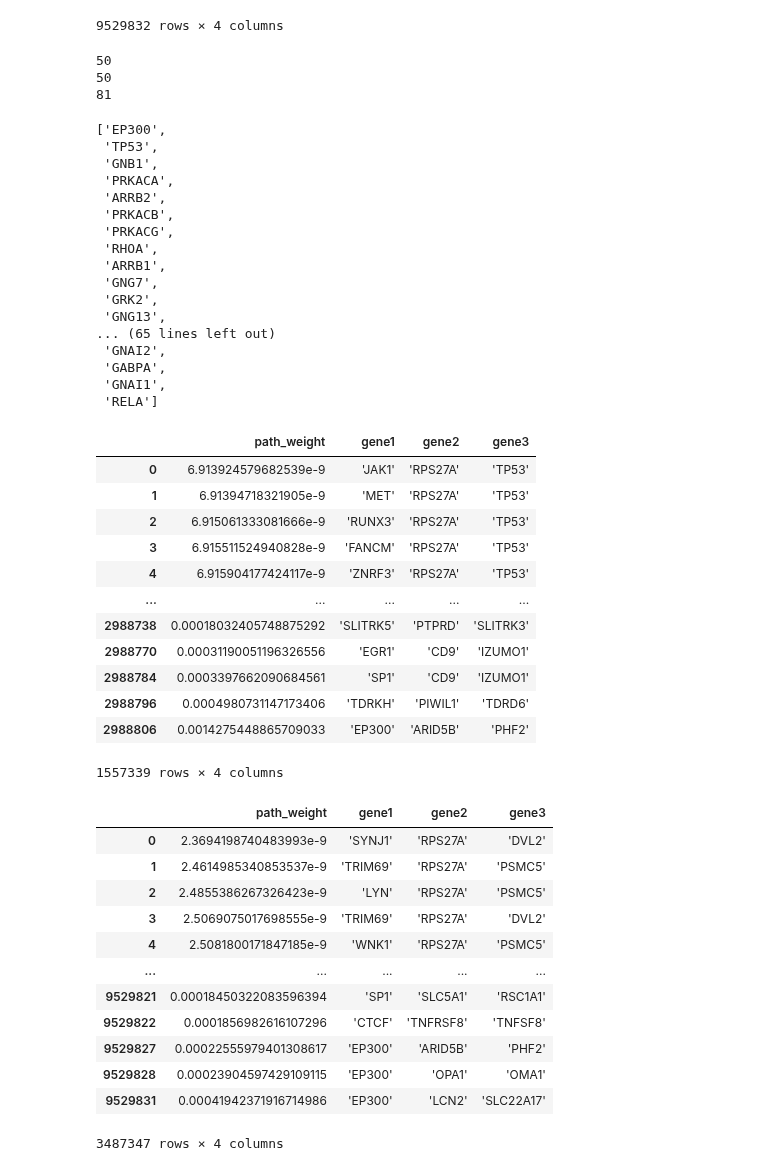
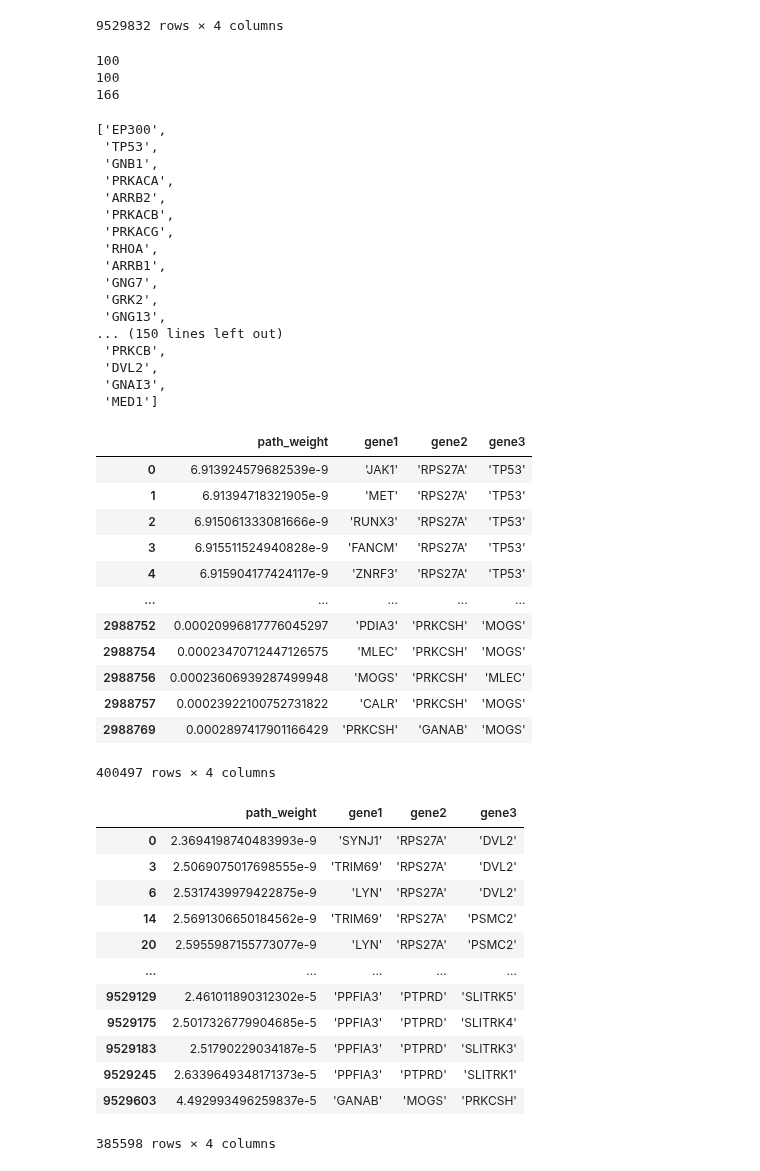
Before and after one commit to dmartmillan/OMEN, a Jupyter notebook: new_data/Probabilistic_network_aggr_vs_non_aggr.ipynb, the cells around one changed output. Cells and saved outputs as stored; diff of their text form; code cells hidden in the pictures.

```diff
--- a/new_data/Probabilistic_network_aggr_vs_non_aggr.ipynb
+++ b/new_data/Probabilistic_network_aggr_vs_non_aggr.ipynb
@@ -4,10 +6,11 @@ import pandas as pd
 # %%
 input_file_aggr = 'Weighted_paths_0.65_corrected_aggr' # this is the 'output_file_1.evaluated.filtered_0.67' file
 input_file_non_aggr = 'Weighted_paths_0.65_corrected_non_aggr'
-ranking_file_aggr = 'alpha_0.65_corrected_aggr.desc'
-ranking_file_non_aggr = 'alpha_0.65_corrected_non_aggr.desc'
-N = 50 # Only a gene that is in the top N of aggresive or non-aggresive (or both) is considered
-output_file = 'subnetwork_0.65_corrected_difference_aggr_non_aggr'+str(N)+'.js'
+ranking_file_aggr = './ranks/alpha_0.65_corrected_aggr.desc'
+ranking_file_non_aggr = './ranks/alpha_0.65_corrected_non_aggr.desc'
+N = 100 # Only a gene that is in the top N of aggresive or non-aggresive (or both) is considered
+output_file = 'subnetwork_0.65_difference_aggr_non_aggr'+str(N)+'.js'
+output_file_components_directory = './components/subnetwork_0.65_difference_aggr_non_aggr'+str(N)+'/'
 # %%
 df_aggr = pd.read_csv(input_file_aggr,sep='[',skiprows=0,header=None)
 # %%
@@ -93,9 +96,9 @@ print(len(top_genes_non_aggr))
 print(len(top_genes_together))
 top_genes_together
 # %% [output]
-50
-50
-81
+100
+100
+166
 ['EP300',
  'TP53',
  'GNB1',
@@ -108,13 +111,13 @@ top_genes_together
  'GNG7',
  'GRK2',
  'GNG13',
-... (65 lines left out)
- 'GNAI2',
- 'GABPA',
- 'GNAI1',
- 'RELA']
+... (150 lines left out)
+ 'PRKCB',
+ 'DVL2',
+ 'GNAI3',
+ 'MED1']
 # %%
-df_final_aggr = df_aggr[df_aggr['gene1'].isin(top_genes2_together) | df_aggr['gene2'].isin(top_genes2_together) | df_aggr['gene3'].isin(top_genes2_together)]
+df_final_aggr = df_aggr[(df_aggr['gene1'].isin(top_genes2_together) & df_aggr['gene2'].isin(top_genes2_together)) | (df_aggr['gene1'].isin(top_genes2_together) & df_aggr['gene3'].isin(top_genes2_together))|(df_aggr['gene2'].isin(top_genes2_together) & df_aggr['gene3'].isin(top_genes2_together))]
 df_final_aggr
 # %% [output]
 |  | path_weight | gene1 | gene2 | gene3 |
@@ -124,29 +127,29 @@ df_final_aggr
 | 3 | 6.915511524940828e-9 | 'FANCM' | 'RPS27A' | 'TP53' |
 | 4 | 6.915904177424117e-9 | 'ZNRF3' | 'RPS27A' | 'TP53' |
 | ... | ... | ... | ... | ... |
-| 2988738 | 0.00018032405748875292 | 'SLITRK5' | 'PTPRD' | 'SLITRK3' |
-| 2988770 | 0.00031190051196326556 | 'EGR1' | 'CD9' | 'IZUMO1' |
-| 2988784 | 0.0003397662090684561 | 'SP1' | 'CD9' | 'IZUMO1' |
-| 2988796 | 0.0004980731147173406 | 'TDRKH' | 'PIWIL1' | 'TDRD6' |
-| 2988806 | 0.0014275448865709033 | 'EP300' | 'ARID5B' | 'PHF2' |
+| 2988752 | 0.00020996817776045297 | 'PDIA3' | 'PRKCSH' | 'MOGS' |
+| 2988754 | 0.00023470712447126575 | 'MLEC' | 'PRKCSH' | 'MOGS' |
+| 2988756 | 0.00023606939287499948 | 'MOGS' | 'PRKCSH' | 'MLEC' |
+| 2988757 | 0.00023922100752731822 | 'CALR' | 'PRKCSH' | 'MOGS' |
+| 2988769 | 0.0002897417901166429 | 'PRKCSH' | 'GANAB' | 'MOGS' |
-1557339 rows × 4 columns
+400497 rows × 4 columns
 # %%
-df_final_non_aggr = df_non_aggr[df_non_aggr['gene1'].isin(top_genes2_together) | df_non_aggr['gene2'].isin(top_genes2_together) | df_non_aggr['gene3'].isin(top_genes2_together)]
+df_final_non_aggr = df_non_aggr[(df_non_aggr['gene1'].isin(top_genes2_together) & df_non_aggr['gene2'].isin(top_genes2_together)) | (df_non_aggr['gene1'].isin(top_genes2_together) & df_non_aggr['gene3'].isin(top_genes2_together)) | (df_non_aggr['gene2'].isin(top_genes2_together) & df_non_aggr['gene3'].isin(top_genes2_together))]
 df_final_non_aggr
 # %% [output]
 |  | path_weight | gene1 | gene2 | gene3 |
 | 0 | 2.3694198740483993e-9 | 'SYNJ1' | 'RPS27A' | 'DVL2' |
-| 1 | 2.4614985340853537e-9 | 'TRIM69' | 'RPS27A' | 'PSMC5' |
-| 2 | 2.4855386267326423e-9 | 'LYN' | 'RPS27A' | 'PSMC5' |
 | 3 | 2.5069075017698555e-9 | 'TRIM69' | 'RPS27A' | 'DVL2' |
-| 4 | 2.5081800171847185e-9 | 'WNK1' | 'RPS27A' | 'PSMC5' |
+| 6 | 2.5317439979422875e-9 | 'LYN' | 'RPS27A' | 'DVL2' |
+| 14 | 2.5691306650184562e-9 | 'TRIM69' | 'RPS27A' | 'PSMC2' |
+| 20 | 2.5955987155773077e-9 | 'LYN' | 'RPS27A' | 'PSMC2' |
 | ... | ... | ... | ... | ... |
-| 9529821 | 0.00018450322083596394 | 'SP1' | 'SLC5A1' | 'RSC1A1' |
-| 9529822 | 0.0001856982616107296 | 'CTCF' | 'TNFRSF8' | 'TNFSF8' |
-| 9529827 | 0.00022555979401308617 | 'EP300' | 'ARID5B' | 'PHF2' |
-| 9529828 | 0.00023904597429109115 | 'EP300' | 'OPA1' | 'OMA1' |
-| 9529831 | 0.00041942371916714986 | 'EP300' | 'LCN2' | 'SLC22A17' |
+| 9529129 | 2.461011890312302e-5 | 'PPFIA3' | 'PTPRD' | 'SLITRK5' |
+| 9529175 | 2.5017326779904685e-5 | 'PPFIA3' | 'PTPRD' | 'SLITRK4' |
+| 9529183 | 2.51790229034187e-5 | 'PPFIA3' | 'PTPRD' | 'SLITRK3' |
+| 9529245 | 2.6339649348171373e-5 | 'PPFIA3' | 'PTPRD' | 'SLITRK1' |
+| 9529603 | 4.492993496259837e-5 | 'GANAB' | 'MOGS' | 'PRKCSH' |
-3487347 rows × 4 columns
+385598 rows × 4 columns
 # %%
 def calculateEdges(df,df_final,top_genes,top_genes2):
     edges = {}
```
Also changed, not shown: parts of 13 cells of this notebook.
